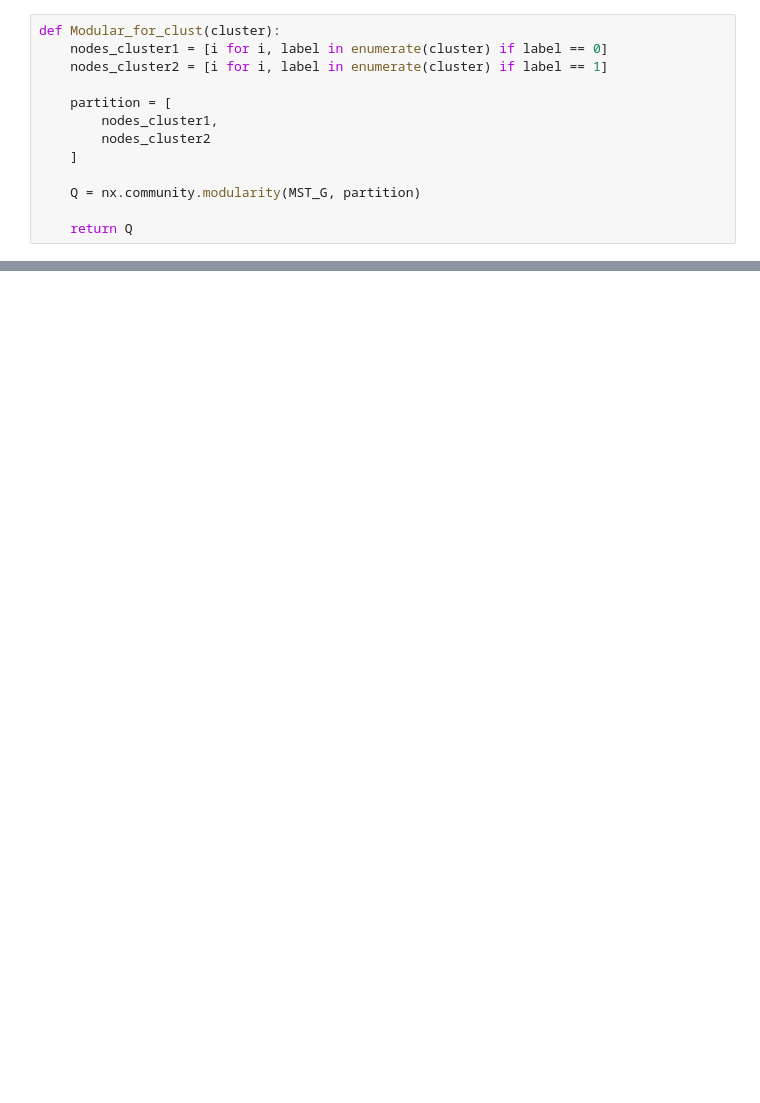
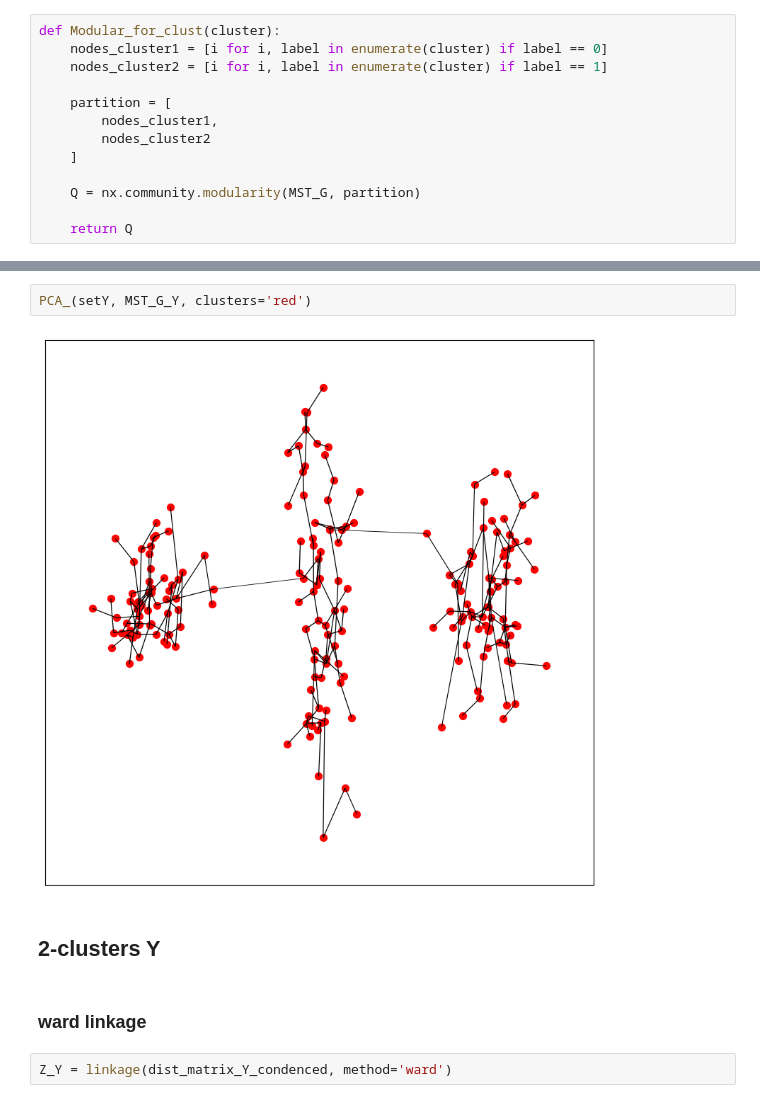
Before and after one commit to DanKolganov/Cluster_analisys, a Jupyter notebook: main.ipynb, the cells around one changed output, grey strips where cells are left out. Cells and saved outputs as stored; diff of their text form; blank space fills up the shorter version.

Commit message:
part with Y 2cluster analysis (wo conclusions)

```diff
--- a/main.ipynb
+++ b/main.ipynb
@@ -289,0 +273,10 @@ for cluster in FOR_MODULAR:
+# %%
+PCA_(setY, MST_G_Y, clusters='red')
+# %% [output]
+[figure, added]
+# %% [markdown]
+## 2-clusters Y
+# %% [markdown]
+### ward linkage
+# %%
+Z_Y = linkage(dist_matrix_Y_condenced, method='ward')
```
Also changed, not shown: parts of 66 cells of this notebook.
